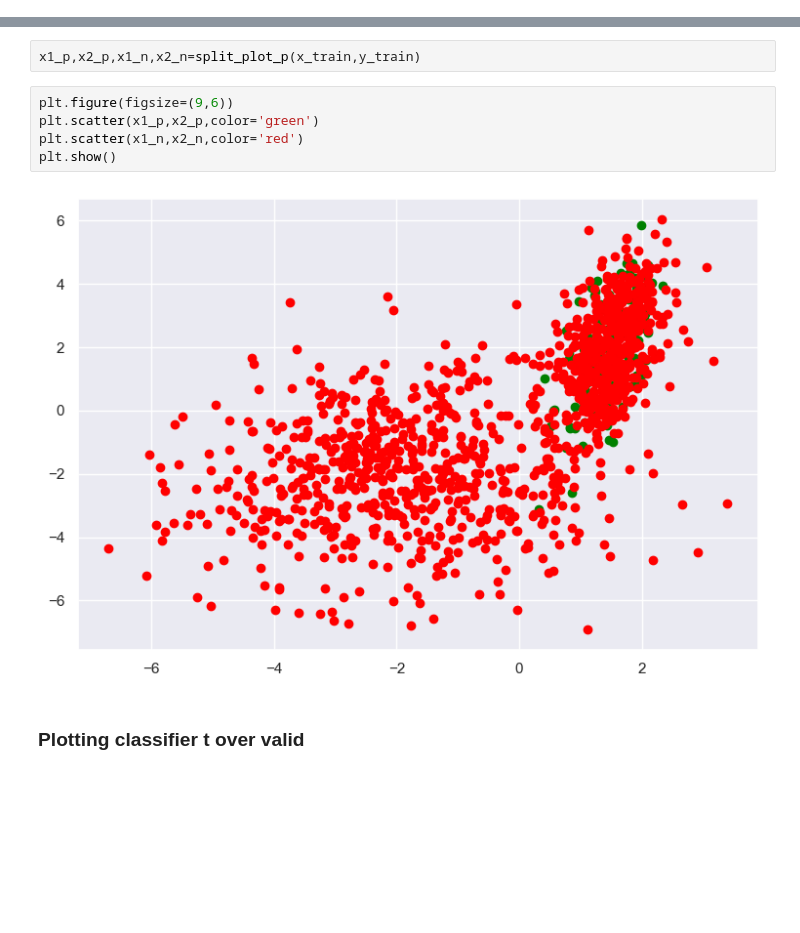
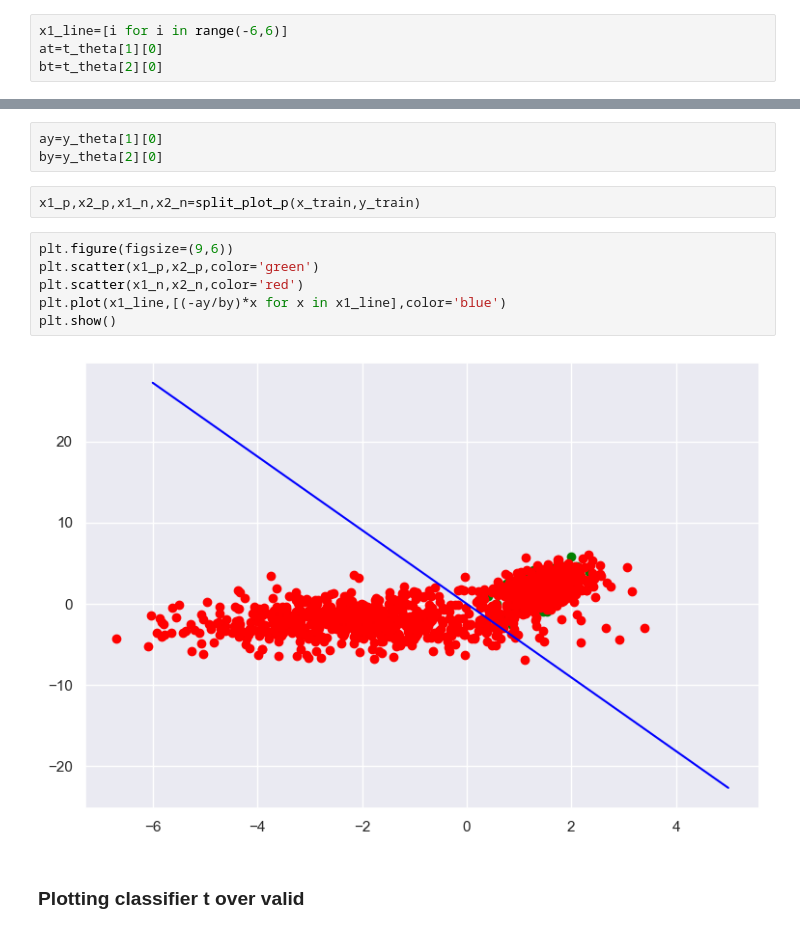
Before and after one commit to ethanhopkins101/cs229-problemsets, a Jupyter notebook: pb_set1/positive_only_labels/positive_only_labels.ipynb, the cells around one changed output, grey strips where cells are left out. Drawn from its saved outputs; the diff is of its cells as text; blank space fills up the shorter version.

```diff
--- a/pb_set1/positive_only_labels/positive_only_labels.ipynb
+++ b/pb_set1/positive_only_labels/positive_only_labels.ipynb
@@ -100,6 +100,10 @@ def split_plot_p(x,t):
     return x1_p,x2_p,x1_n,x2_n
 # %%
 x1_p,x2_p,x1_n,x2_n=split_plot_p(x_train,t_train)
+# %%
+x1_line=[i for i in range(-6,6)]
+at=t_theta[1][0]
+bt=t_theta[2][0]
 # %%
 import seaborn as sns
 sns.set()
@@ -113,12 +120,16 @@ plt.show()
+# %%
+ay=y_theta[1][0]
+by=y_theta[2][0]
 # %%
 x1_p,x2_p,x1_n,x2_n=split_plot_p(x_train,y_train)
 # %%
 plt.figure(figsize=(9,6))
 plt.scatter(x1_p,x2_p,color='green')
 plt.scatter(x1_n,x2_n,color='red')
+plt.plot(x1_line,[(-ay/by)*x for x in x1_line],color='blue')
 plt.show()
 # %% [output]
-[figure, old version]
+[figure, new version]
 # %% [markdown]
 ### Plotting classifier t over valid
 # %%
```
Also changed, not shown: parts of 4 cells of this notebook, 3 other files.
